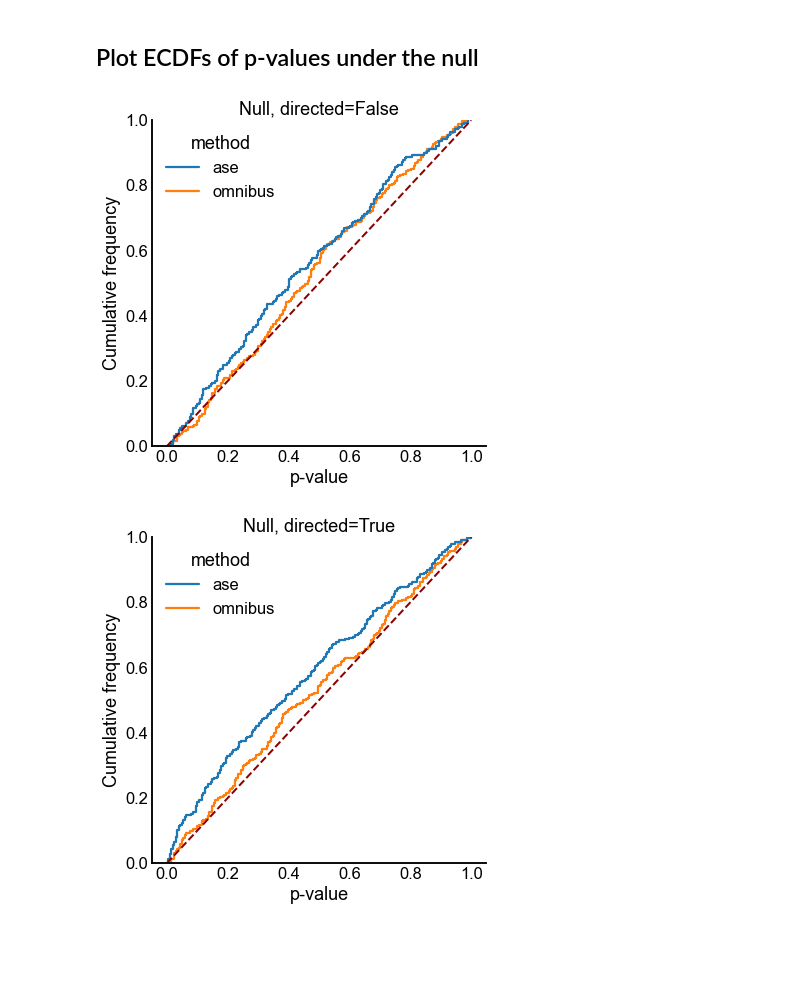
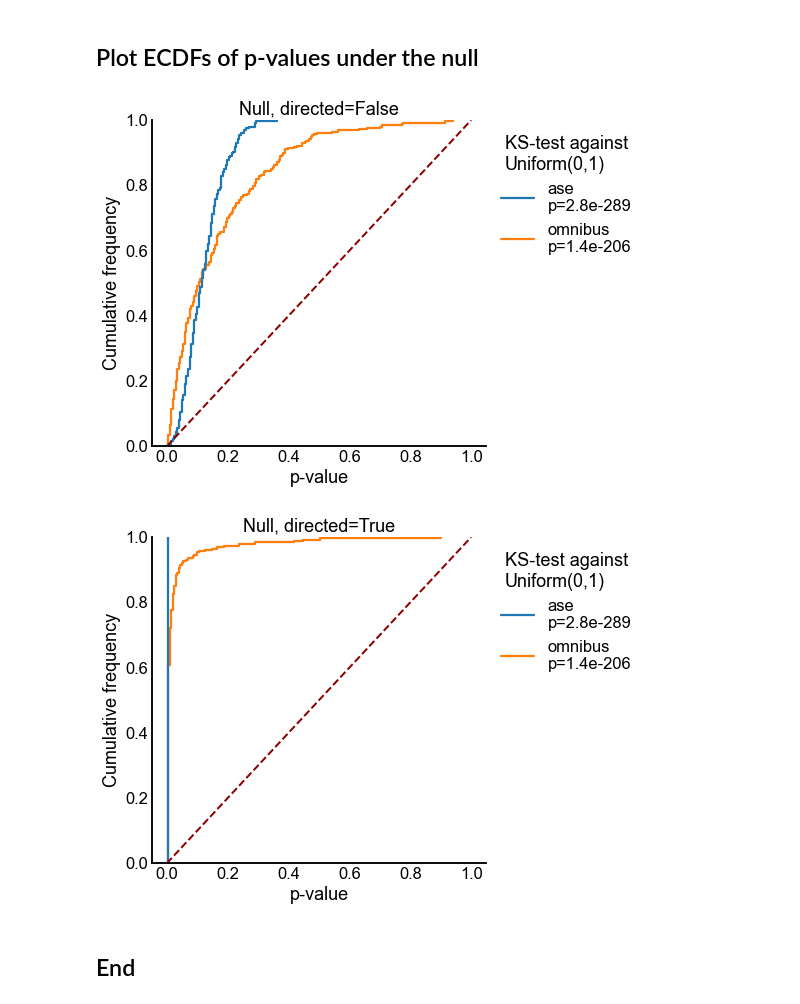
Before and after one commit to neurodata/maggot_connectome, a Jupyter notebook: docs/semipar_simulations.ipynb, the cells around one changed output. Saved outputs shown, nothing was run; the diff lists cells and outputs as text; code cells hidden in the pictures; blank space fills up the shorter version.

```diff
--- a/docs/semipar_simulations.ipynb
+++ b/docs/semipar_simulations.ipynb
@@ -44,0 +54,10 @@ The above simulation is run using $ASE$ as the embedding method/test statistic.
+# %%
+
+n_verts = 64
+X1 = np.random.uniform(0.15, 0.7, size=(n_verts, 2))
+Y1 = np.random.uniform(0.15, 0.7, size=(n_verts, 2))
+P = X1 @ Y1.T
+print(f"Maximum expected degree: {np.max(P.sum(axis=0))}")
+print(f"Minimum expected_degree: {np.min(P.sum(axis=0))}")
+A1 = rdpg(X1, Y1, directed=True)
+heatmap(A1)
@@ -45,6 +69,4 @@ The above simulation is run using $ASE$ as the embedding method/test statistic.
 # %%
-
-
 def run_semipar_experiment(
     seed=None,
     directed=True,
@@ -55,9 +77,9 @@ def run_semipar_experiment(
 ):
     np.random.seed(seed)
     # sample latent positions
-    X1 = np.random.uniform(0.1, 0.9, size=(n_verts, 1))
+    X1 = np.random.uniform(0.15, 0.7, size=(n_verts, 2))
     if directed:
-        Y1 = np.random.uniform(0.1, 0.9, size=(n_verts, 1))
+        Y1 = np.random.uniform(0.15, 0.7, size=(n_verts, 2))
     else:
         Y1 = None
 
@@ -66,8 +88,8 @@ def run_semipar_experiment(
         Y2 = Y1
 
     # sample networks
-    A1 = rdpg(X1, Y1, directed=directed, loops=False)
-    A2 = rdpg(X2, Y2, directed=directed, loops=False)
+    A1 = rdpg(X1, Y1, directed=directed, loops=False, rescale=False)
+    A2 = rdpg(X2, Y2, directed=directed, loops=False, rescale=False)
 
     # run the tests
     rows = []
@@ -75,7 +97,7 @@ def run_semipar_experiment(
         lpt_result = latent_position_test(
             A1,
             A2,
-            n_components=1,
+            n_components=2,
             workers=1,
             embedding=method,
             n_bootstraps=n_bootstraps,
@@ -91,9 +113,6 @@ def run_semipar_experiment(
         rows.append(lpt_result)
     return rows
 
-
-from pkg.io import get_out_dir
-import ast
 
 out_dir = get_out_dir(foldername=foldername)
 
@@ -127,6 +146,7 @@ if RECOMPUTE:
     all_rows += Parallel(n_jobs=-2, verbose=10)(
         delayed(run_semipar_experiment)(seed, False) for seed in seeds
     )
+    seeds = rng.integers(np.iinfo(np.int32).max, size=n_trials)
     all_rows += Parallel(n_jobs=-2, verbose=10)(
         delayed(run_semipar_experiment)(seed, True) for seed in seeds
     )
@@ -142,18 +162,37 @@ results = saveload("null-simulation-results", results)
 # %%
 for directed in [False, True]:
     fig, ax = plt.subplots(1, 1, figsize=(6, 6))
     sns.ecdfplot(
         data=results[(results["directed"] == directed)],
         x="p_value",
         hue="method",
     )
     ax.plot([0, 1], [0, 1], linestyle="--", linewidth=2, color="darkred")
     ax.set(
         title=f"Null, directed={directed}",
         xlabel="p-value",
         ylabel="Cumulative frequency",
     )
+    legend = ax.get_legend()
+    handles = legend.legendHandles
+    labels = legend.get_texts()
+    legend.remove()
+    labels = [label.get_text() for label in labels]
+    new_labels = []
+    for method in labels:
+        pvalues = results[results["method"] == method]["p_value"]
+        stat, pvalue = kstest(pvalues, "uniform", args=(0, 1), alternative="greater")
+        new_labels.append(f"{method}\np={pvalue:0.2g}")
+    ax.legend(
+        handles=handles,
+        labels=new_labels,
+        bbox_to_anchor=(1, 1),
+        loc="upper left",
+        title="KS-test against\nUniform(0,1)",
+    )
     stashfig(f"semipar-null-ecdf-directed={directed}")
 # %% [output]
-[figure, old version]
+[figure, new version]
-[figure, old version]
+[figure, new version]
+# %% [markdown]
+## End
```
Also changed, not shown: parts of 4 cells of this notebook, 1 other file.
